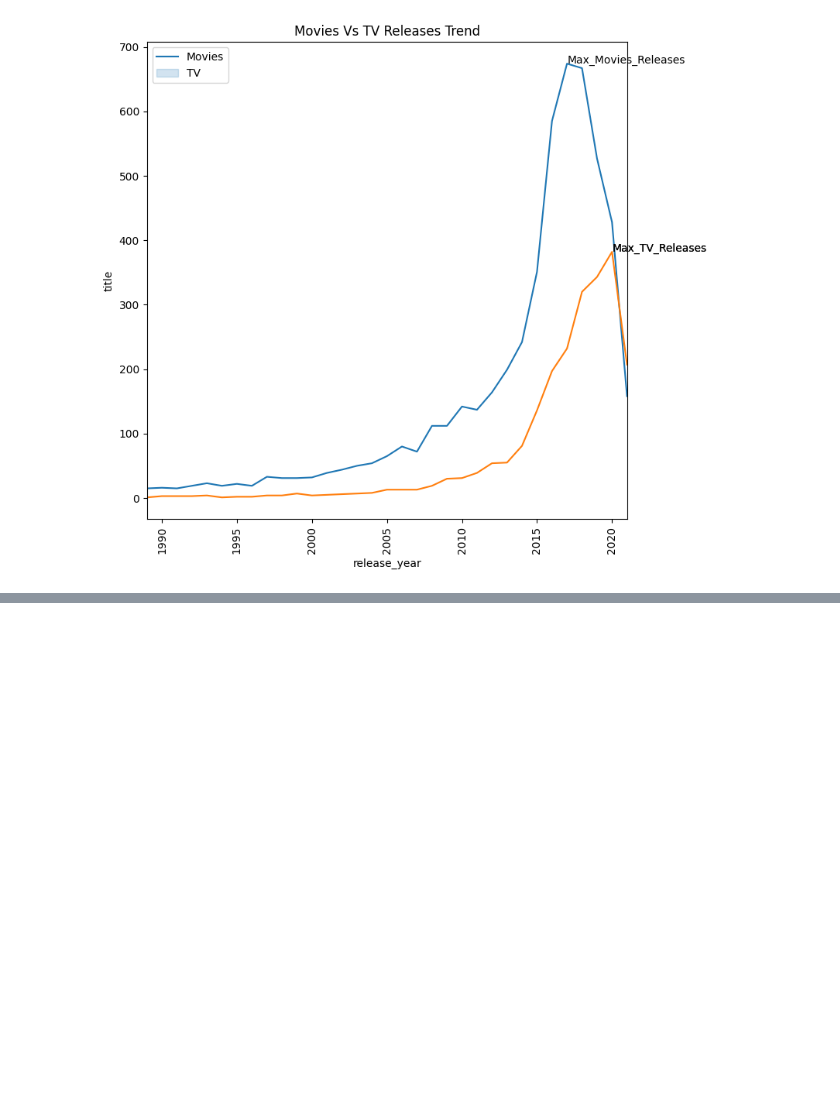
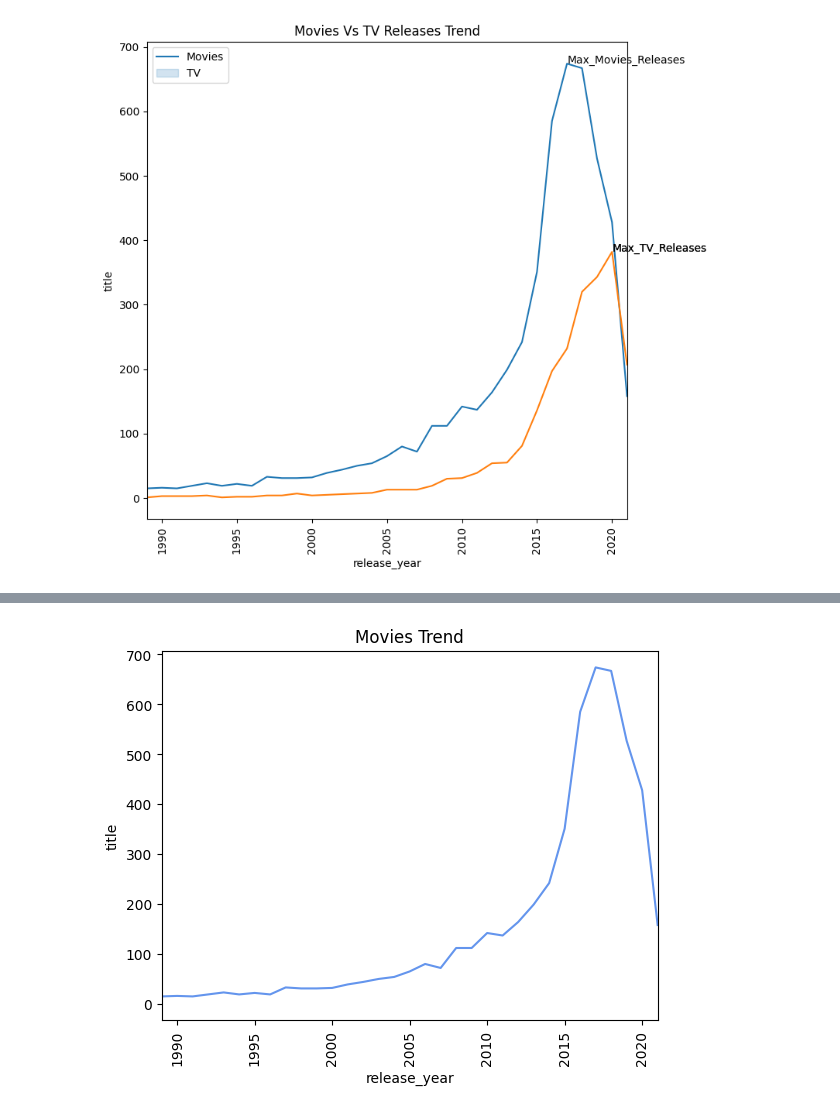
Before and after one commit to r9hit10/Netflix-Data-Analysis, a Jupyter notebook: Netflix_Case_Study.ipynb, the cells around one changed output, grey strips where cells are left out. Cells and saved outputs as stored; diff of their text form; code cells hidden in the pictures; blank space fills up the shorter version.

```diff
--- a/Netflix_Case_Study.ipynb
+++ b/Netflix_Case_Study.ipynb
@@ -862,0 +1020,2 @@ Movies.head()
+# %%
+Movies_trend=Movies.groupby("release_year")["title"].apply(lambda x: x.count()).reset_index()
@@ -862,0 +1031,8 @@ Movies.head()
+# %%
+sns.lineplot(x="release_year",y="title",data=Movies_trend,color="cornflowerblue")
+plt.title("Movies Trend")
+plt.xlim(1989,2021)
+plt.xticks(rotation=90)
+plt.show()
+# %% [output]
+[figure, added]
```
Also changed, not shown: parts of 119 cells of this notebook.
